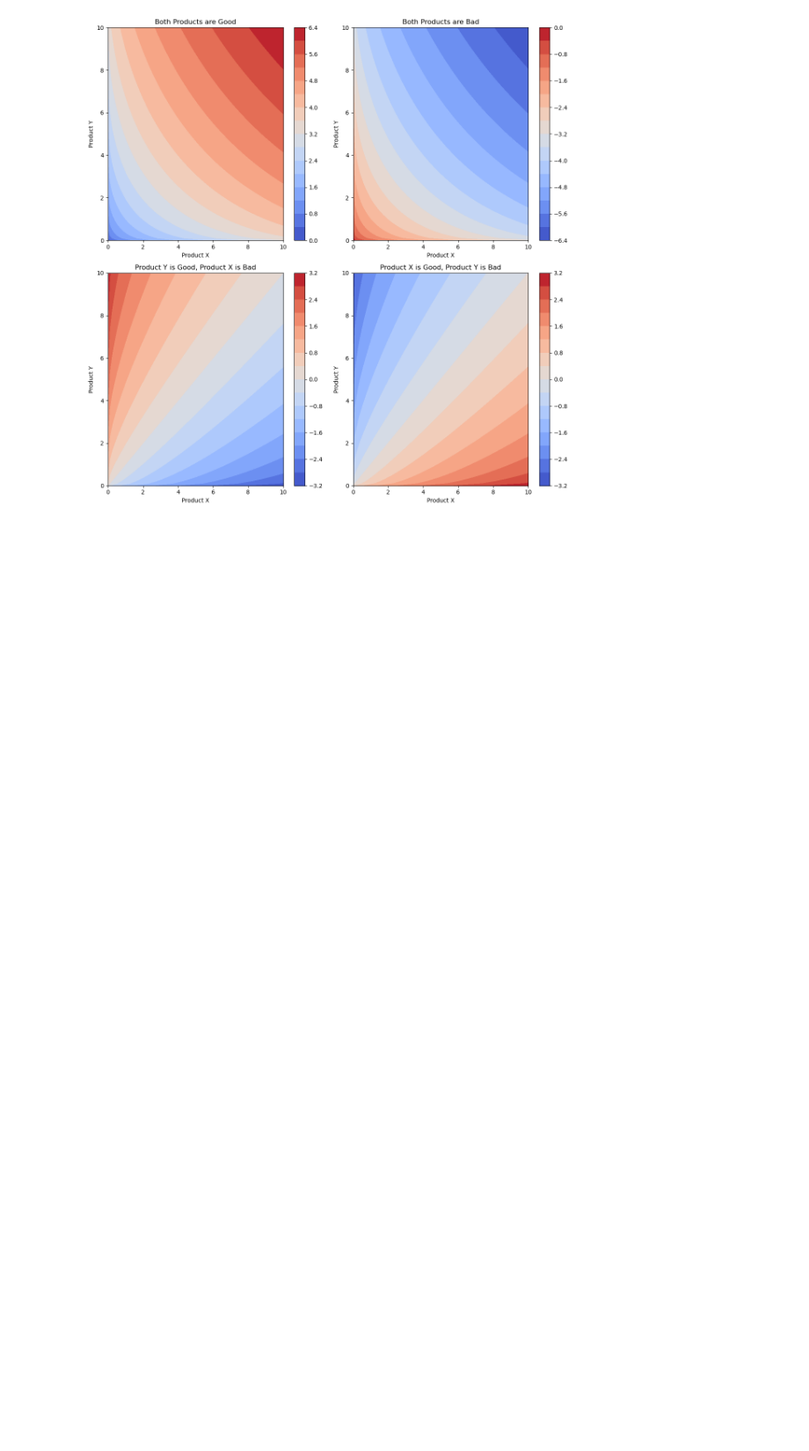
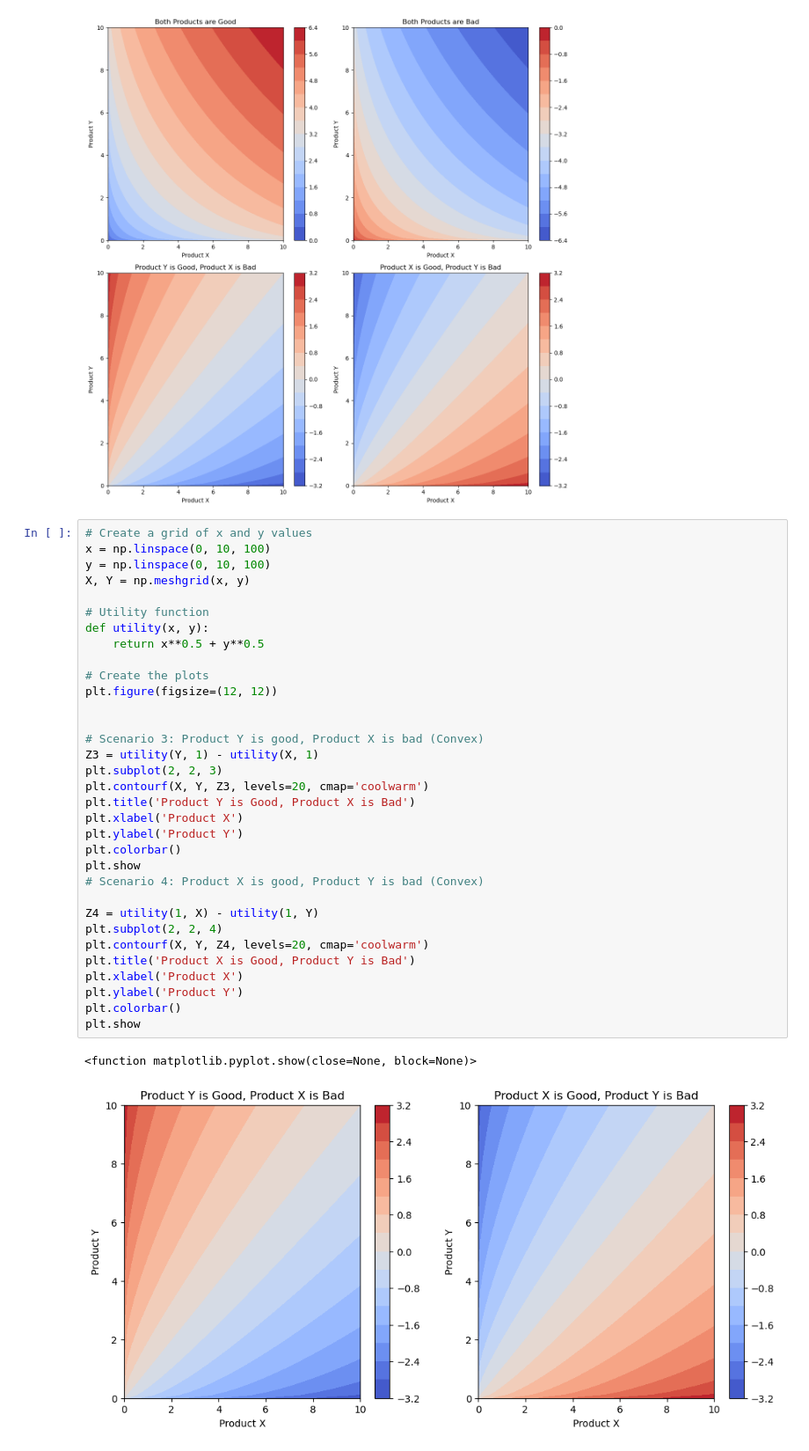
Before and after one commit to Matan-levintov/Plots-and-code-for-TA, a Jupyter notebook: Price Theory/Week 1/Plots_testing.ipynb, the cells around one changed output. Shown at 88% size. Drawn from its saved outputs; the diff is of its cells as text; blank space fills up the shorter version.

```diff
--- a/Price Theory/Week 1/Plots_testing.ipynb
+++ b/Price Theory/Week 1/Plots_testing.ipynb
@@ -106,3 +106,39 @@ plt.tight_layout()
 plt.show()
 # %% [output]
 [figure]
+# %%
+# Create a grid of x and y values
+x = np.linspace(0, 10, 100)
+y = np.linspace(0, 10, 100)
+X, Y = np.meshgrid(x, y)
+
+# Utility function
+def utility(x, y):
+    return x**0.5 + y**0.5
+
+# Create the plots
+plt.figure(figsize=(12, 12))
+
+
+# Scenario 3: Product Y is good, Product X is bad (Convex)
+Z3 = utility(Y, 1) - utility(X, 1)
+plt.subplot(2, 2, 3)
+plt.contourf(X, Y, Z3, levels=20, cmap='coolwarm')
+plt.title('Product Y is Good, Product X is Bad')
+plt.xlabel('Product X')
+plt.ylabel('Product Y')
+plt.colorbar()
+plt.show
+# Scenario 4: Product X is good, Product Y is bad (Convex)
+
+Z4 = utility(1, X) - utility(1, Y)
+plt.subplot(2, 2, 4)
+plt.contourf(X, Y, Z4, levels=20, cmap='coolwarm')
+plt.title('Product X is Good, Product Y is Bad')
+plt.xlabel('Product X')
+plt.ylabel('Product Y')
+plt.colorbar()
+plt.show
+# %% [output]
+<function matplotlib.pyplot.show(close=None, block=None)>
+[figure, added]
```
Also changed, not shown: 9 other files.
